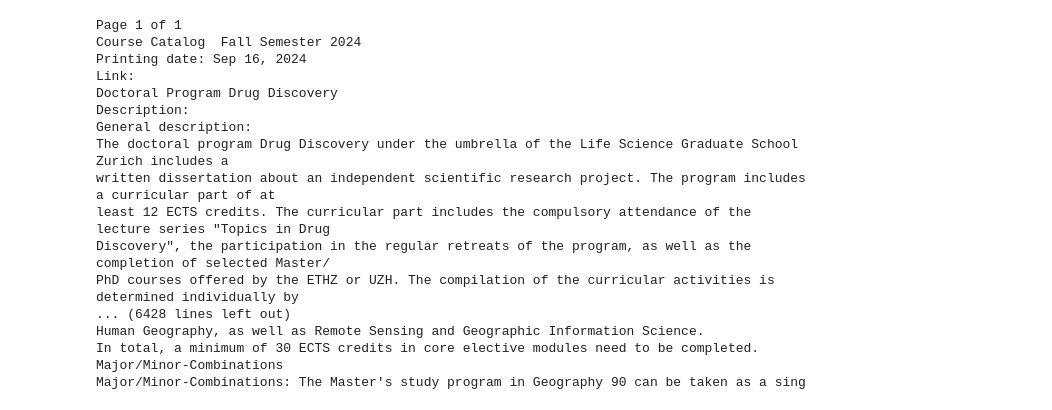
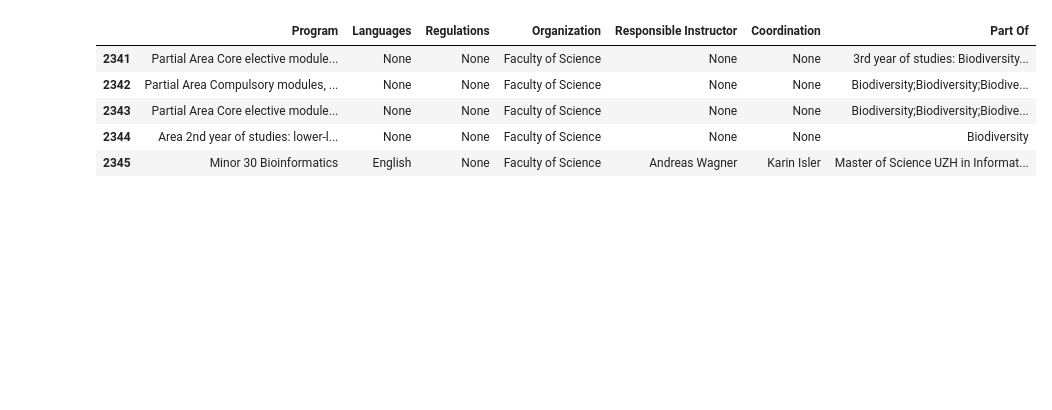
Before and after one commit to mwooll/UZH_Network, a Jupyter notebook: src/parse_study_programs.ipynb, the cells around one changed output. Saved outputs shown, nothing was run; the diff lists cells and outputs as text; code cells hidden in the pictures; blank space fills up the shorter version.

Commit message:
study programs parsed, cleaned

```diff
--- a/src/parse_study_programs.ipynb
+++ b/src/parse_study_programs.ipynb
@@ -1,25 +149,14 @@
 # %%
-file_path = "../data/text/HS24/VVZ_HS24_study_programs.txt"
+file_path = "../data/text/FS23/VVZ_FS23_study_programs.txt"
 
 with open(file_path, "r", encoding="utf-8") as file:
-    content = file.read()
-
-print(content)
+    fs23 = file.read()
+df_result = process_course_catalogs(fs23)
+df_result.tail()
 # %% [output]
-Page 1 of 1
-Course Catalog  Fall Semester 2024
-Printing date: Sep 16, 2024
-Link:
-Doctoral Program Drug Discovery
-Description:
-General description:
-The doctoral program Drug Discovery under the umbrella of the Life Science Graduate School Zurich includes a
-written dissertation about an independent scientific research project. The program includes a curricular part of at
-least 12 ECTS credits. The curricular part includes the compulsory attendance of the lecture series "Topics in Drug
-Discovery", the participation in the regular retreats of the program, as well as the completion of selected Master/
-PhD courses offered by the ETHZ or UZH. The compilation of the curricular activities is determined individually by
-... (6428 lines left out)
-Human Geography, as well as Remote Sensing and Geographic Information Science.
-In total, a minimum of 30 ECTS credits in core elective modules need to be completed.
-Major/Minor-Combinations
-Major/Minor-Combinations: The Master's study program in Geography 90 can be taken as a sing
+|  | Program | Languages | Regulations | Organization | Responsible Instructor | Coordination | Part Of |
+| 2341 | Partial Area Core elective module... | None | None | Faculty of Science | None | None | 3rd year of studies: Biodiversity... |
+| 2342 | Partial Area Compulsory modules, ... | None | None | Faculty of Science | None | None | Biodiversity;Biodiversity;Biodive... |
+| 2343 | Partial Area Core elective module... | None | None | Faculty of Science | None | None | Biodiversity;Biodiversity;Biodive... |
+| 2344 | Area 2nd year of studies: lower-l... | None | None | Faculty of Science | None | None | Biodiversity |
+| 2345 | Minor 30 Bioinformatics | English | None | Faculty of Science | Andreas Wagner | Karin Isler | Master of Science UZH in Informat... |
```
Also changed, not shown: parts of 7 cells of this notebook, 4 other files.
